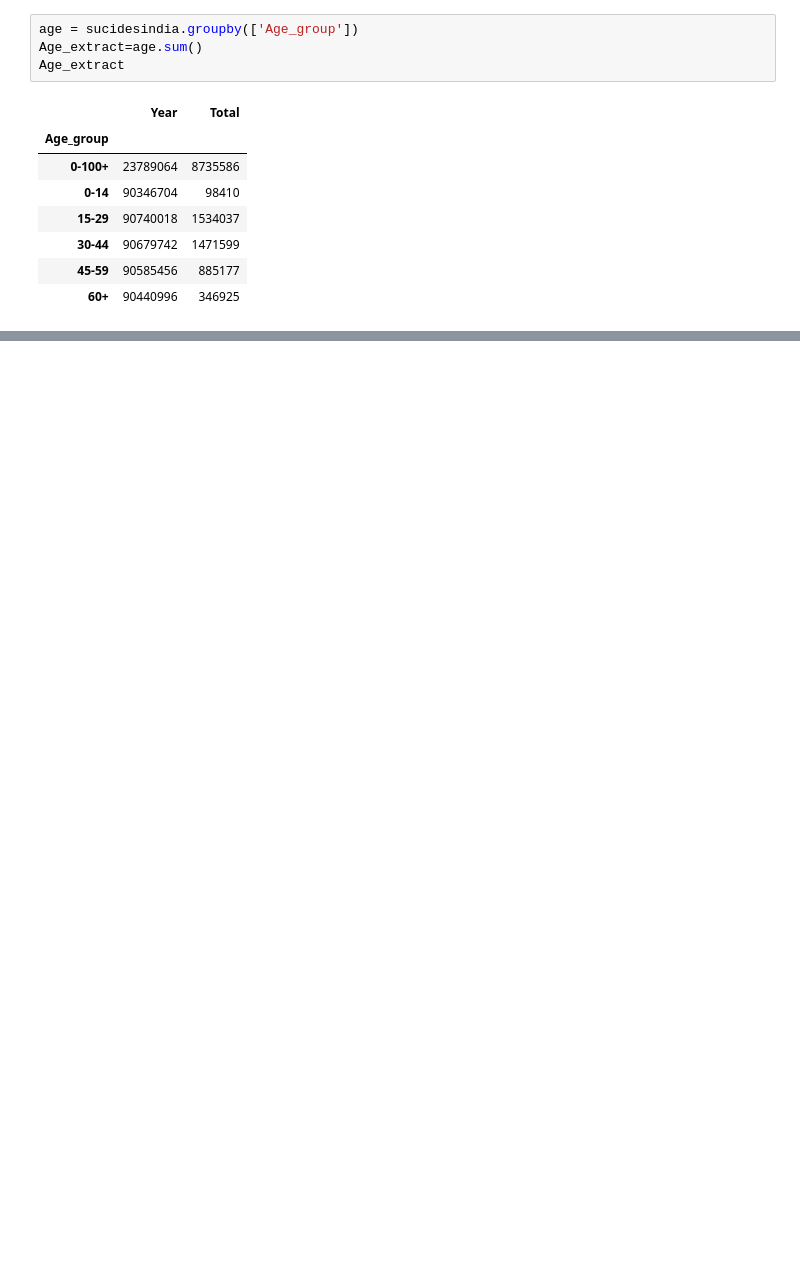
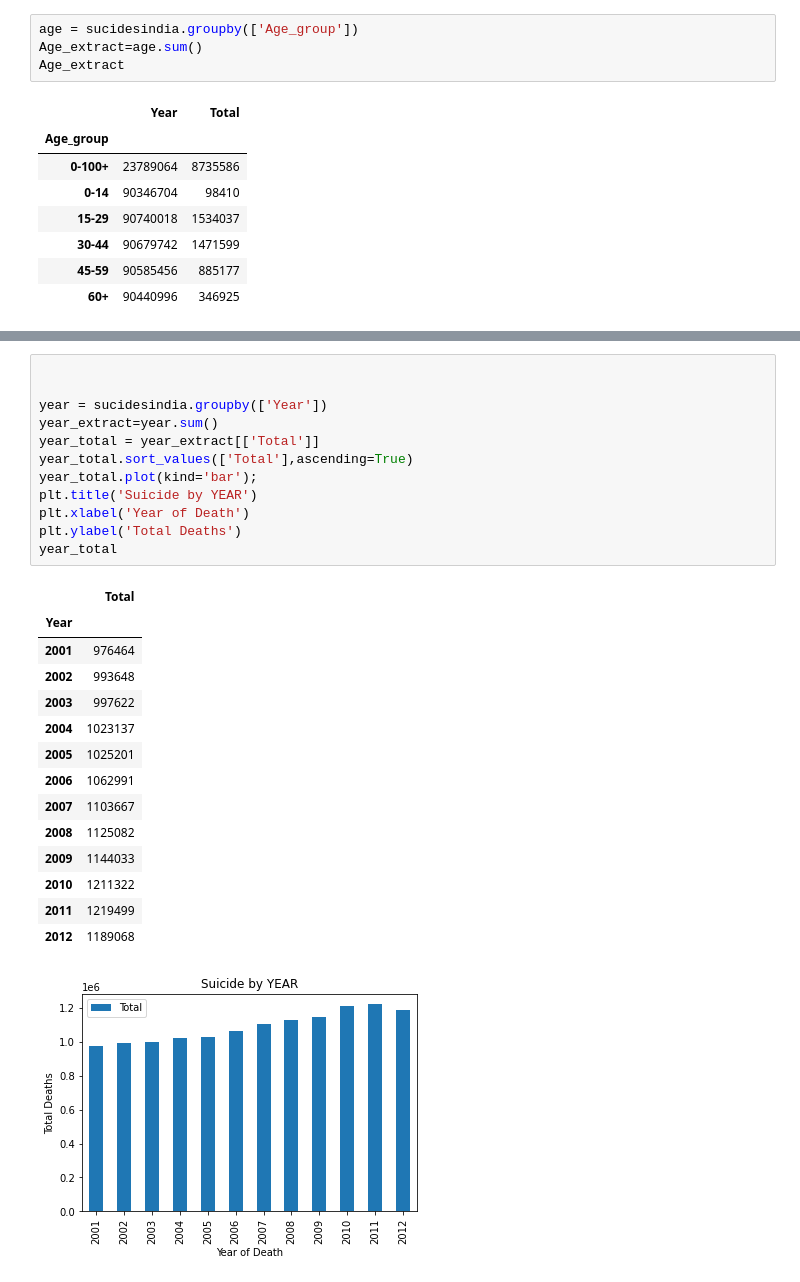
Before and after one commit to Ebuka007/Data-Science, a Jupyter notebook: Assignment_Test.ipynb, the cells around one changed output, grey strips where cells are left out. Drawn from its saved outputs; the diff is of its cells as text; blank space fills up the shorter version.

```diff
--- a/Assignment_Test.ipynb
+++ b/Assignment_Test.ipynb
@@ -71,0 +106,28 @@ Age_extract.plot(kind='bar');
+# %%
+
+
+year = sucidesindia.groupby(['Year'])
+year_extract=year.sum()
+year_total = year_extract[['Total']]
+year_total.sort_values(['Total'],ascending=True)
+year_total.plot(kind='bar');
+plt.title('Suicide by YEAR')
+plt.xlabel('Year of Death')
+plt.ylabel('Total Deaths')
+year_total
+# %% [output]
+|  | Total |
+| Year |  |
+| 2001 | 976464 |
+| 2002 | 993648 |
+| 2003 | 997622 |
+| 2004 | 1023137 |
+| 2005 | 1025201 |
+| 2006 | 1062991 |
+| 2007 | 1103667 |
+| 2008 | 1125082 |
+| 2009 | 1144033 |
+| 2010 | 1211322 |
+| 2011 | 1219499 |
+| 2012 | 1189068 |
+[figure, added]
```
Also changed, not shown: parts of 10 cells of this notebook.
